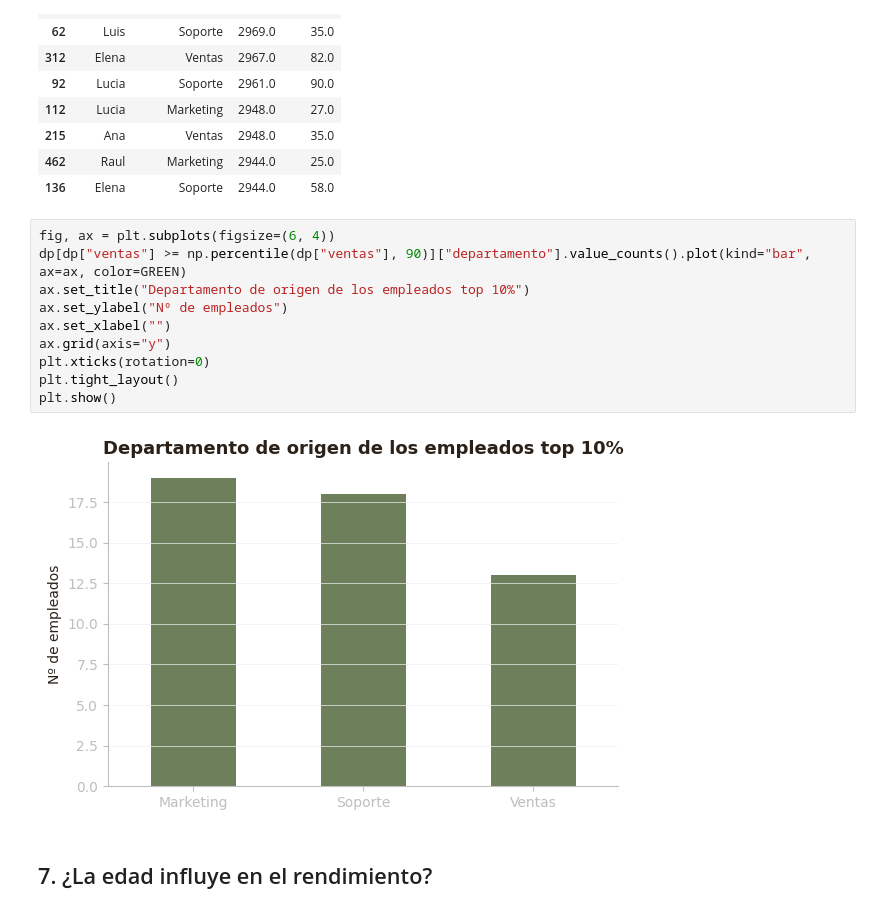
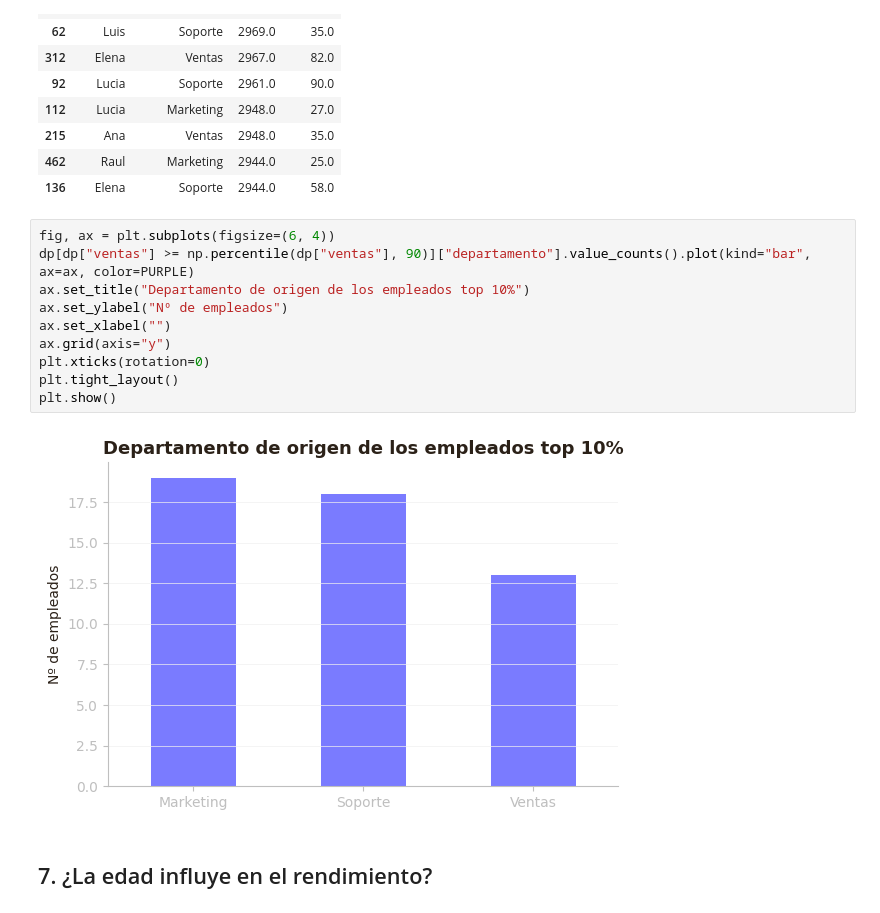
Before and after one commit to BORJAMOME/Data-Analytics-Portfolio, a Jupyter notebook: 02-Python/01-analisis-exploratorio/01-analisis-ventas-empleados/notebook.ipynb, the cells around one changed output. Cells and saved outputs as stored; diff of their text form.

```diff
--- a/02-Python/01-analisis-exploratorio/01-analisis-ventas-empleados/notebook.ipynb
+++ b/02-Python/01-analisis-exploratorio/01-analisis-ventas-empleados/notebook.ipynb
@@ -209,16 +202,16 @@ Empleados en el top 10%: 50
 | 136 | Elena | Soporte | 2944.0 | 58.0 |
 # %%
 fig, ax = plt.subplots(figsize=(6, 4))
-dp[dp["ventas"] >= np.percentile(dp["ventas"], 90)]["departamento"].value_counts().plot(kind="bar", ax=ax, color=GREEN)
+dp[dp["ventas"] >= np.percentile(dp["ventas"], 90)]["departamento"].value_counts().plot(kind="bar", ax=ax, color=PURPLE)
 ax.set_title("Departamento de origen de los empleados top 10%")
 ax.set_ylabel("Nº de empleados")
 ax.set_xlabel("")
 ax.grid(axis="y")
 plt.xticks(rotation=0)
 plt.tight_layout()
 plt.show()
 # %% [output]
-[figure, old version]
+[figure, new version]
 # %% [markdown]
 ## 7. ¿La edad influye en el rendimiento?
 # %%
```
Also changed, not shown: parts of 6 cells of this notebook, 15 other files.
